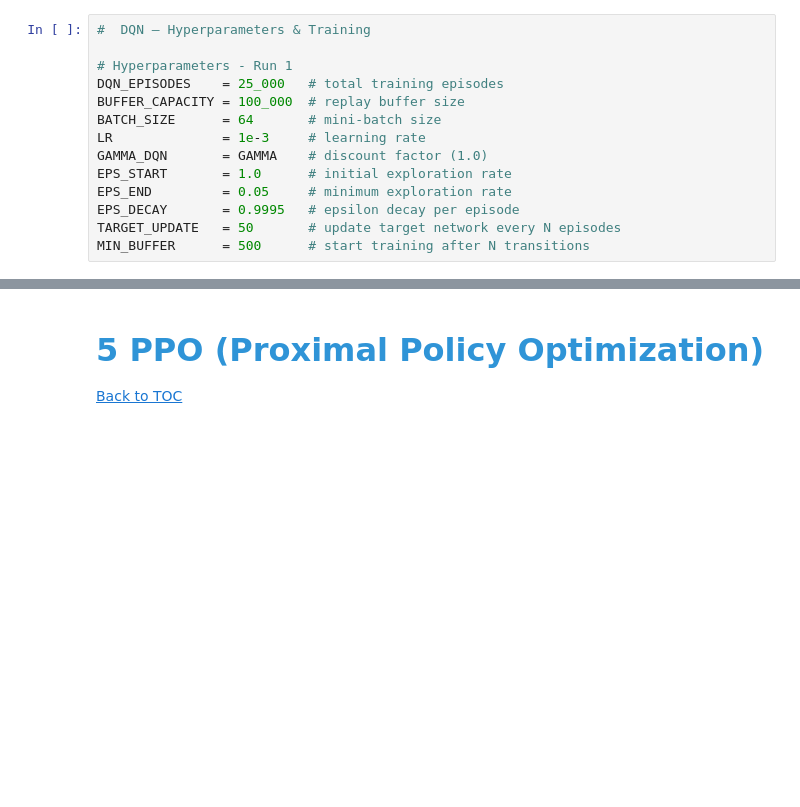
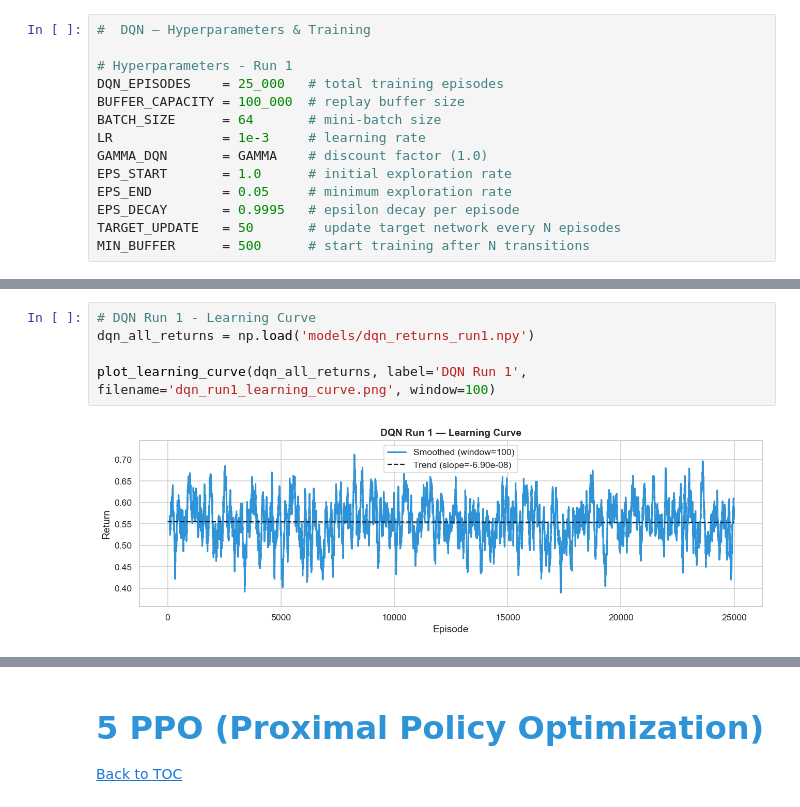
Before and after one commit to mariamiguel720/Reinforcement-Learning-Project-25-26, a Jupyter notebook: RL_Config_B.ipynb, the cells around one changed output, grey strips where cells are left out. Cells and saved outputs as stored; diff of their text form; blank space fills up the shorter version.

```diff
--- a/RL_Config_B.ipynb
+++ b/RL_Config_B.ipynb
@@ -906,0 +892,7 @@ NameError: name 'r1' is not defined
+# %%
+# DQN Run 1 - Learning Curve
+dqn_all_returns = np.load('models/dqn_returns_run1.npy')
+
+plot_learning_curve(dqn_all_returns, label='DQN Run 1', filename='dqn_run1_learning_curve.png', window=100)
+# %% [output]
+[figure, added]
```
Also changed, not shown: parts of 62 cells of this notebook, 4 other files.
